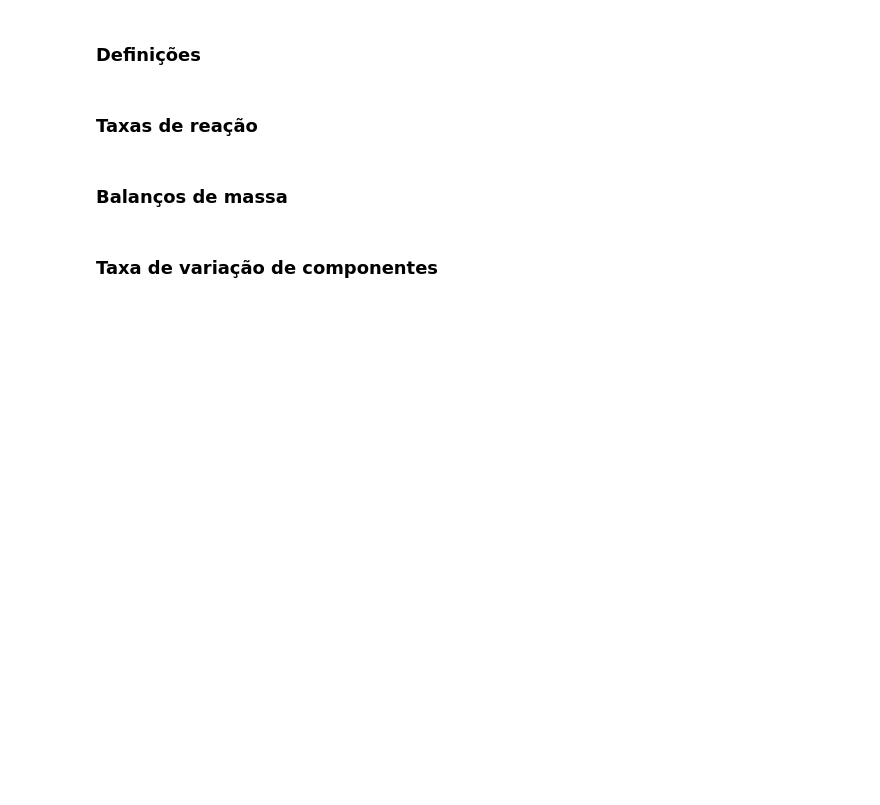
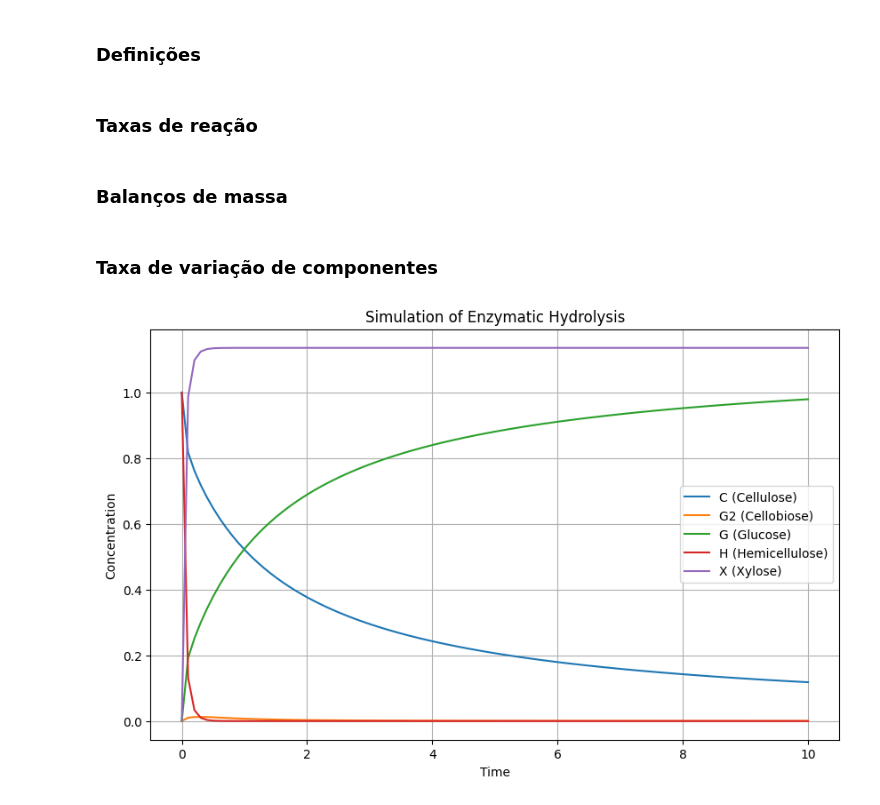
Before and after one commit to AugustoCoding/Ethanol-AI, a Jupyter notebook: BEPE FAPESP/ModelosHidrólise.ipynb, the cells around one changed output. Drawn from its saved outputs; the diff is of its cells as text; code cells hidden in the pictures; blank space fills up the shorter version.

Commit message:
Simulação

```diff
--- a/BEPE FAPESP/ModelosHidrólise.ipynb
+++ b/BEPE FAPESP/ModelosHidrólise.ipynb
@@ -153,3 +153,86 @@ def dH_dt(r4):
 def dX_dt(r4):
     dX_dt = 1.136*r4
     return dX_dt
+# %%
+import numpy as np
+from scipy.integrate import solve_ivp
+
+# Função que define o sistema de equações diferenciais
+def hydrolysis_ode(t, y, params):
+    C, G2, G, H, X = y  # Variáveis do sistema
+    Eb, Ef, S0, alpha, Emax, Kad, k1r, k2r, k3r, k4r, K1iG, K1iG2, K1iX, K2iG, K2iG2, K2iX, K3M, K3iG, K3iX, K4iG, K4iG2, K4iX = params
+
+    # Calculando variáveis auxiliares
+    S = C + H  # Total solids
+    Rs = alpha * S / S0  # Substrate reactivity
+    Ebc = Eb * C / S  # Enzyme adsorbed on cellulose
+    Ebh = Eb * H / S  # Enzyme adsorbed on hemicellulose
+
+    # Taxas de reação
+    r1 = k1r * Ebc * S * Rs / (1 + G2 / K1iG2 + G / K1iG + X / K1iX)
+    r2 = k2r * Ebc * S * Rs / (1 + G2 / K2iG2 + G / K2iG + X / K2iX)
+    r3 = k3r * Ef * G2 / (((1 + G / K3iG + X / K3iX) * K3M) + G2)
+    r4 = k4r * Ebh * Rs * S / (1 + G2 / K4iG2 + G / K4iG + X / K4iX)
+
+    # Equações diferenciais
+    dC_dt = -r1 - r2
+    dG2_dt = 1.056 * r1 - r3
+    dG_dt = 1.111 * r2 + 1.053 * r3
+    dH_dt = -r4
+    dX_dt = 1.136 * r4
+
+    return [dC_dt, dG2_dt, dG_dt, dH_dt, dX_dt]
+
+# Parâmetros do modelo
+params = [
+    1,  # Eb
+    1,  # Ef
+    1,  # S0
+    1,  # alpha
+    8.32,  # Emax
+    7.16,  # Kad
+    0.177,  # k1r
+    8.81,  # k2r
+    201.0,  # k3r
+    16.34,  # k4r
+    0.402,  # K1iG
+    2.71,  # K1iG2
+    2.15,  # K1iX
+    119.6,  # K2iG
+    4.69,  # K2iG2
+    0.095,  # K2iX
+    26.6,  # K3M
+    11.06,  # K3iG
+    1.023,  # K3iX
+    16.25,  # K4iG
+    4.0,  # K4iG2
+    154.0  # K4iX
+]
+
+# Condições iniciais
+y0 = [1, 0, 0, 1, 0]  # [C, G2, G, H, X]
+
+# Intervalo de tempo para a simulação
+t_span = (0, 10)  # De 0 a 10 unidades de tempo
+t_eval = np.linspace(t_span[0], t_span[1], 100)  # Pontos de avaliação
+
+# Resolvendo o sistema de equações diferenciais
+solution = solve_ivp(hydrolysis_ode, t_span, y0, args=(params,), t_eval=t_eval)
+
+# Plotando os resultados
+import matplotlib.pyplot as plt
+
+plt.figure(figsize=(10, 6))
+plt.plot(solution.t, solution.y[0], label="C (Cellulose)")
+plt.plot(solution.t, solution.y[1], label="G2 (Cellobiose)")
+plt.plot(solution.t, solution.y[2], label="G (Glucose)")
+plt.plot(solution.t, solution.y[3], label="H (Hemicellulose)")
+plt.plot(solution.t, solution.y[4], label="X (Xylose)")
+plt.xlabel("Time")
+plt.ylabel("Concentration")
+plt.legend()
+plt.title("Simulation of Enzymatic Hydrolysis")
+plt.grid()
+plt.show()
+# %% [output]
+[figure, added]
```
